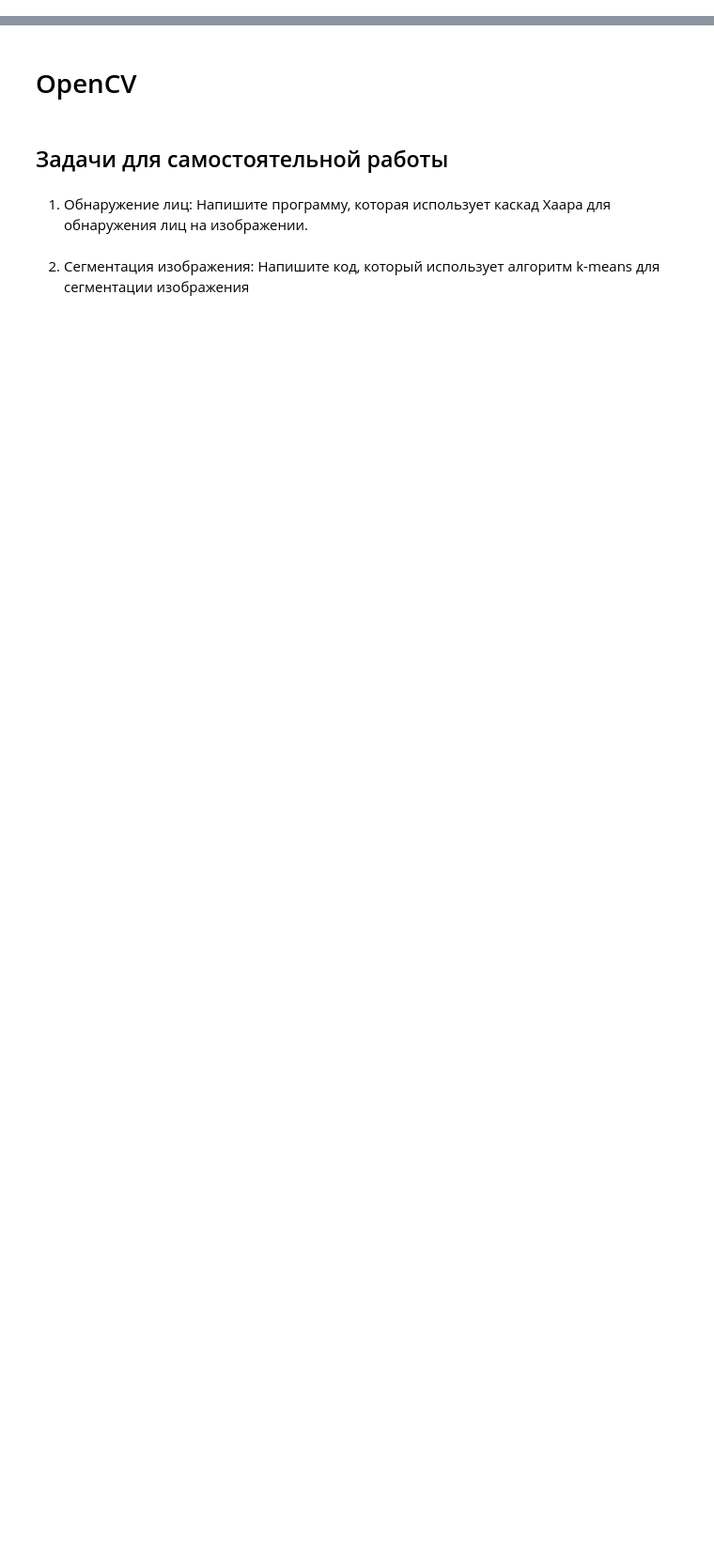
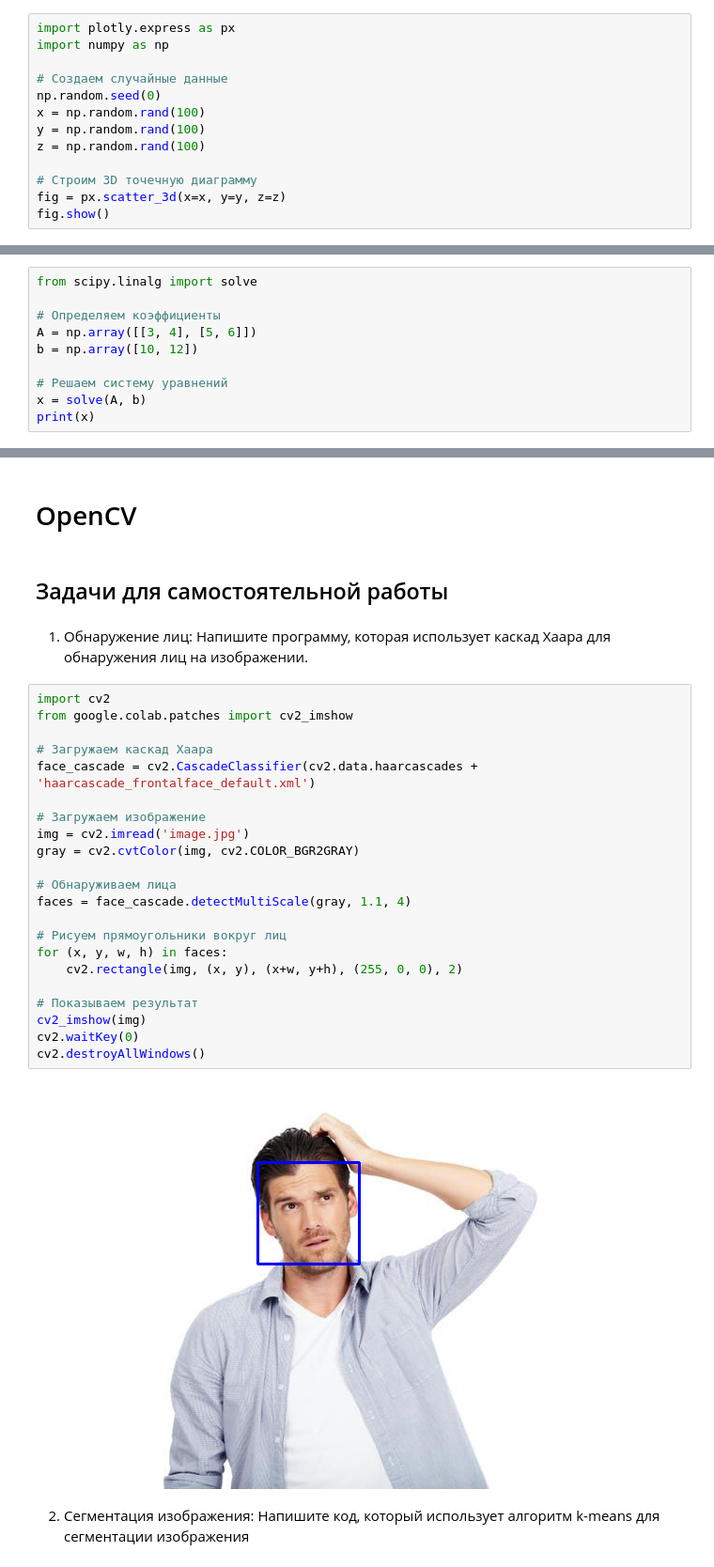
Before and after one commit to AyazMurtazin/PythonLibsPractice, a Jupyter notebook: AllLibsTasks.ipynb, the cells around one changed output, grey strips where cells are left out. Shown: that part at 94% size. Saved outputs shown, nothing was run; the diff lists cells and outputs as text; blank space fills up the shorter version.

```diff
--- a/AllLibsTasks.ipynb
+++ b/AllLibsTasks.ipynb
@@ -14,3 +38,16 @@
 ## Задачи для самостоятельной работы
 # %% [markdown]
 1. **Создание 3D графика**: Постройте 3D точечную диаграмму с случайными данными.
+# %%
+import plotly.express as px
+import numpy as np
+
+# Создаем случайные данные
+np.random.seed(0)
+x = np.random.rand(100)
+y = np.random.rand(100)
+z = np.random.rand(100)
+
+# Строим 3D точечную диаграмму
+fig = px.scatter_3d(x=x, y=y, z=z)
+fig.show()
@@ -41,3 +141,13 @@
 3x_1 + 4x_2 = 10 \\
 5x_1 + 6x_2 = 12
 \end{cases}
+# %%
+from scipy.linalg import solve
+
+# Определяем коэффициенты
+A = np.array([[3, 4], [5, 6]])
+b = np.array([10, 12])
+
+# Решаем систему уравнений
+x = solve(A, b)
+print(x)
@@ -69,5 +238,29 @@ $$
 ## Задачи для самостоятельной работы
 # %% [markdown]
 1. Обнаружение лиц: Напишите программу, которая использует каскад Хаара для обнаружения лиц на изображении.
+# %%
+import cv2
+from google.colab.patches import cv2_imshow
+
+# Загружаем каскад Хаара
+face_cascade = cv2.CascadeClassifier(cv2.data.haarcascades + 'haarcascade_frontalface_default.xml')
+
+# Загружаем изображение
+img = cv2.imread('image.jpg')
+gray = cv2.cvtColor(img, cv2.COLOR_BGR2GRAY)
+
+# Обнаруживаем лица
+faces = face_cascade.detectMultiScale(gray, 1.1, 4)
+
+# Рисуем прямоугольники вокруг лиц
+for (x, y, w, h) in faces:
+    cv2.rectangle(img, (x, y), (x+w, y+h), (255, 0, 0), 2)
+
+# Показываем результат
+cv2_imshow(img)
+cv2.waitKey(0)
+cv2.destroyAllWindows()
+# %% [output]
+[figure, added]
 # %% [markdown]
 2. Сегментация изображения: Напишите код, который использует алгоритм k-means для сегментации изображения
```
Also changed, not shown: parts of 20 cells of this notebook.
